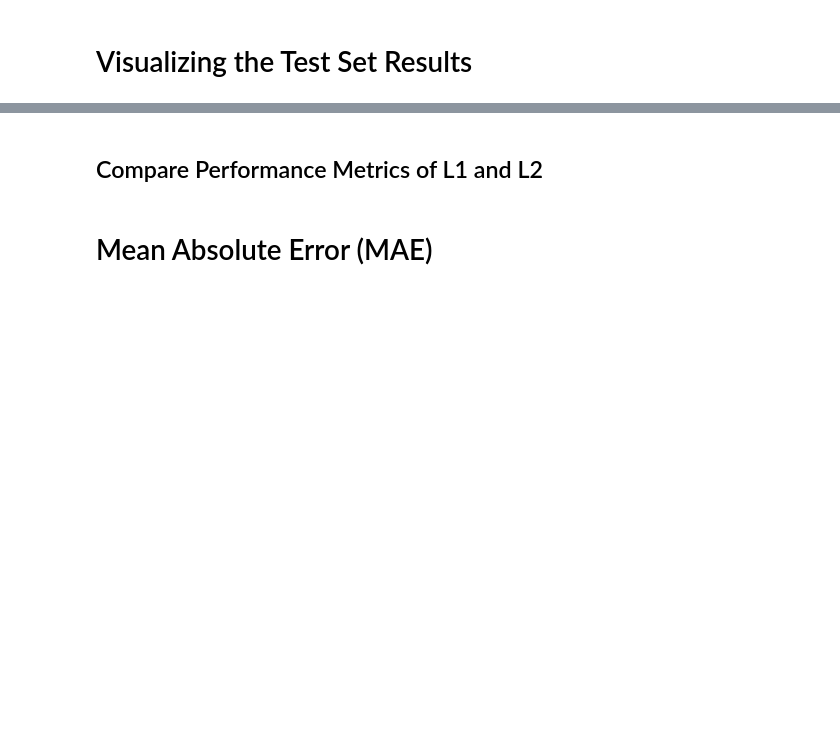
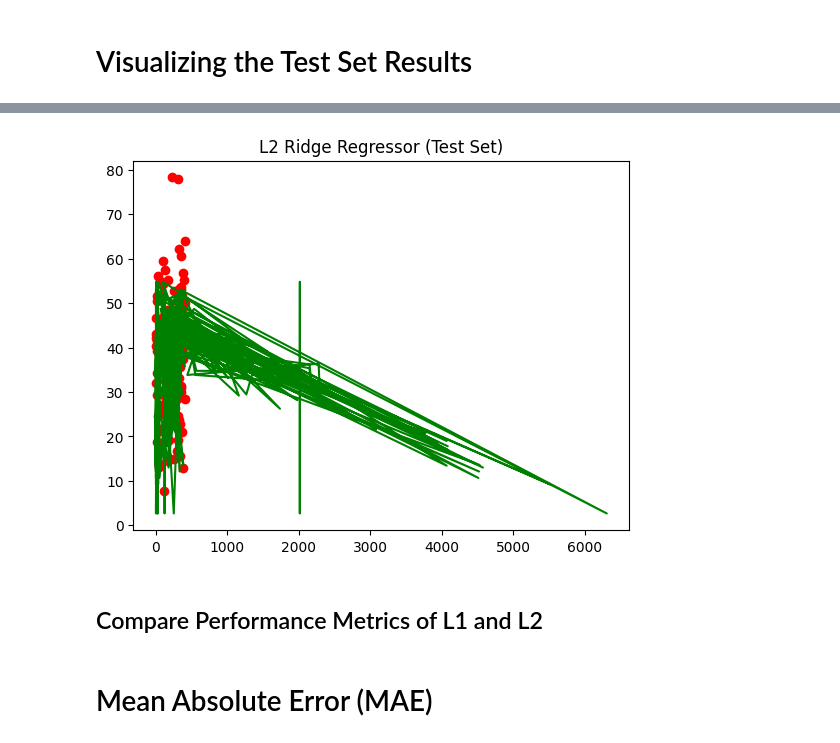
Before and after one commit to gavinlampton/CECS456-Group7_final-project, a Jupyter notebook: 3-Machine_Learning_Model.ipynb, the cells around one changed output, grey strips where cells are left out. Drawn from its saved outputs; the diff is of its cells as text; code cells hidden in the pictures; blank space fills up the shorter version.

```diff
--- a/3-Machine_Learning_Model.ipynb
+++ b/3-Machine_Learning_Model.ipynb
@@ -59,8 +69,10 @@ plt.show()
 # %%
-plt.scatter(X_test, y_test, color = 'red')
+plt.scatter(X_test[:,0], y_test, color = 'red')
 plt.plot(X_test, L2.predict(X_test), color = 'green')
 plt.title('L2 Ridge Regressor (Test Set)')
 plt.show()
+# %% [output]
+[figure, added]
 # %% [markdown]
 ## Compare Performance Metrics of L1 and L2
 # %% [markdown]
```
Also changed, not shown: parts of 11 cells of this notebook.
